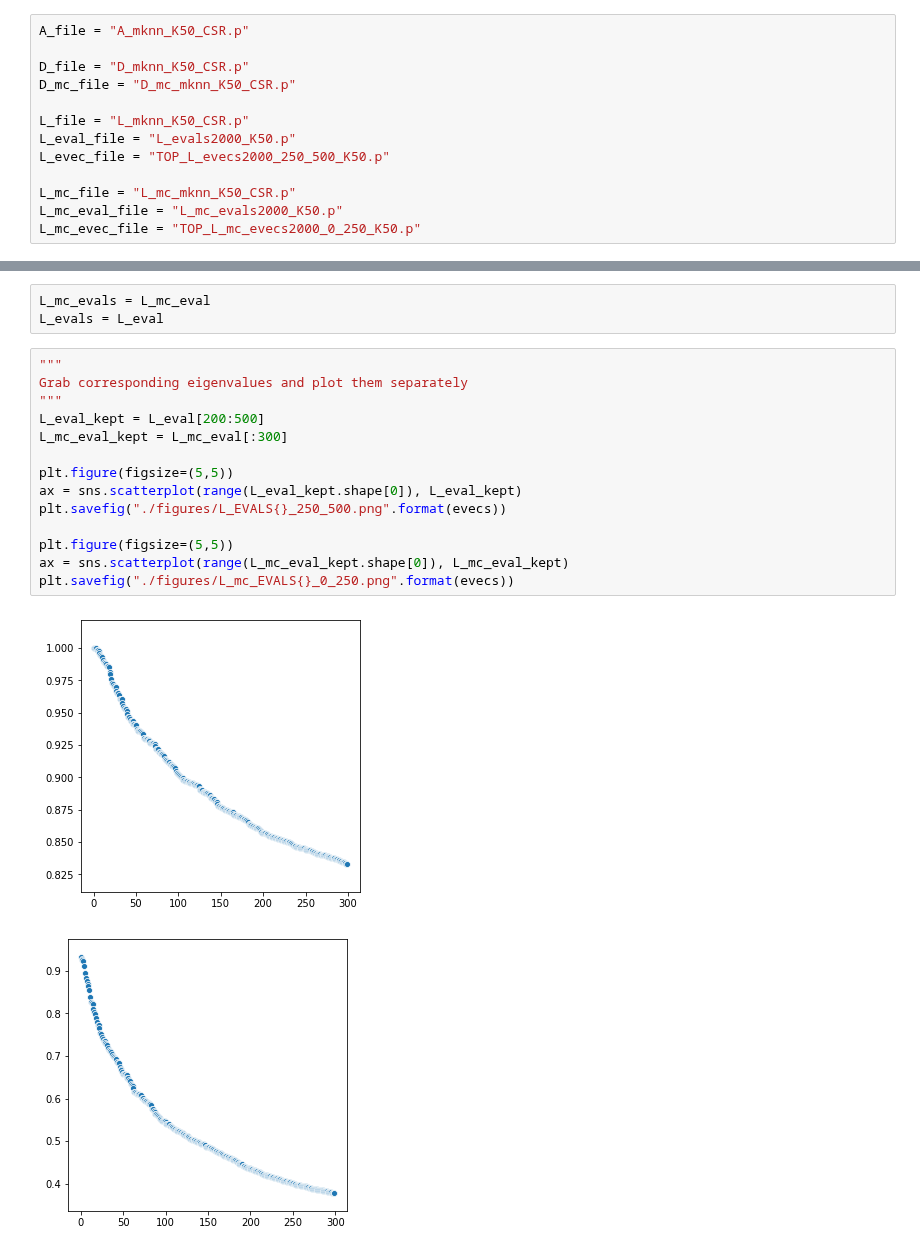
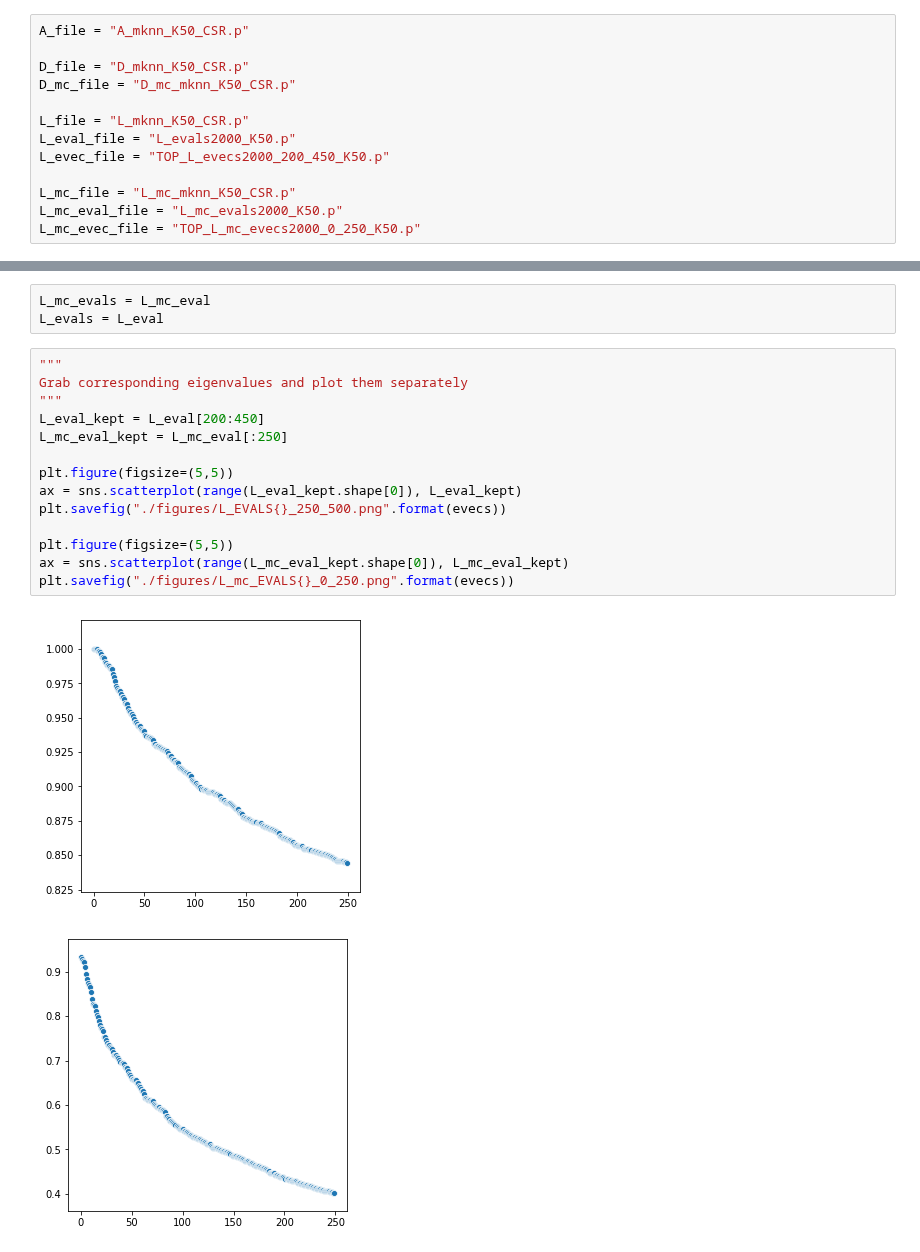
Before and after one commit to ashea2nd/VAE-EHR, a Jupyter notebook: experiments/200410_spectral_analysis_K50_rescaled_svd_refactored/spectral_pipeline.ipynb, the cells around one changed output, grey strips where cells are left out. Saved outputs shown, nothing was run; the diff lists cells and outputs as text.

```diff
--- a/experiments/200410_spectral_analysis_K50_rescaled_svd_refactored/spectral_pipeline.ipynb
+++ b/experiments/200410_spectral_analysis_K50_rescaled_svd_refactored/spectral_pipeline.ipynb
@@ -465,7 +461,7 @@ D_mc_file = "D_mc_mknn_K50_CSR.p"
 
 L_file = "L_mknn_K50_CSR.p"
 L_eval_file = "L_evals2000_K50.p"
-L_evec_file = "TOP_L_evecs2000_250_500_K50.p"
+L_evec_file = "TOP_L_evecs2000_200_450_K50.p"
 
 L_mc_file = "L_mc_mknn_K50_CSR.p"
 L_mc_eval_file = "L_mc_evals2000_K50.p"
@@ -504,17 +500,17 @@ L_evals = L_eval
 # %%
 """
 Grab corresponding eigenvalues and plot them separately
 """
-L_eval_kept = L_eval[200:500]
-L_mc_eval_kept = L_mc_eval[:300]
+L_eval_kept = L_eval[200:450]
+L_mc_eval_kept = L_mc_eval[:250]
 
 plt.figure(figsize=(5,5))
 ax = sns.scatterplot(range(L_eval_kept.shape[0]), L_eval_kept)
 plt.savefig("./figures/L_EVALS{}_250_500.png".format(evecs))
 
 plt.figure(figsize=(5,5))
 ax = sns.scatterplot(range(L_mc_eval_kept.shape[0]), L_mc_eval_kept)
 plt.savefig("./figures/L_mc_EVALS{}_0_250.png".format(evecs))
 # %% [output]
-[figure, old version]
+[figure, new version]
-[figure, old version]
+[figure, new version]
```
Also changed, not shown: parts of 5 cells of this notebook, 2 other files.
